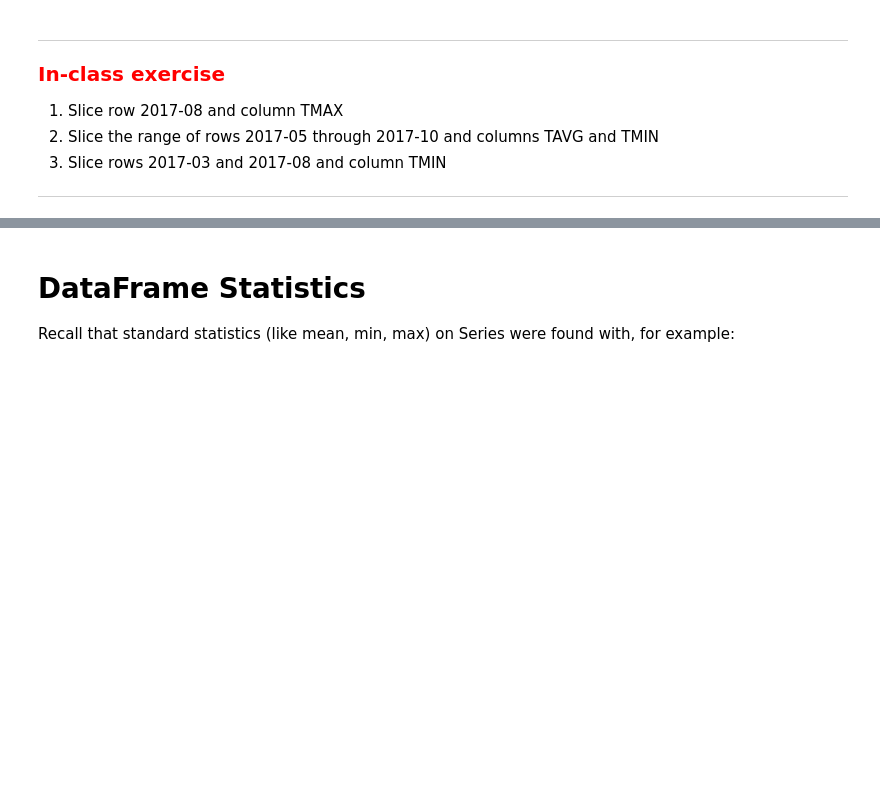
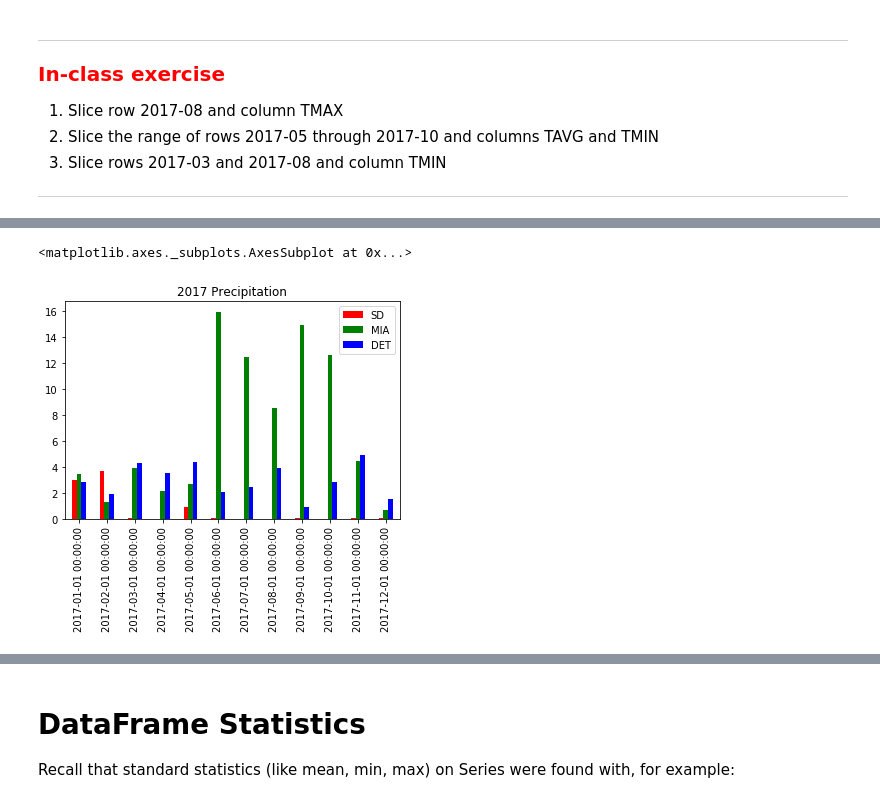
Before and after one commit to neil-berg/climate-data-analyses, a Jupyter notebook: lectures/AOS51_2019W_#2_KEY.ipynb, the cells around one changed output, grey strips where cells are left out. Cells and saved outputs as stored; diff of their text form; code cells hidden in the pictures; blank space fills up the shorter version.

```diff
--- a/lectures/AOS51_2019W_#2_KEY.ipynb
+++ b/lectures/AOS51_2019W_#2_KEY.ipynb
@@ -308,0 +337,20 @@ df.loc['2017-01':'2017-05', ['TMIN', 'TMAX']]
+# %%
+sd_precip = [3.02, 3.71, 0.08, 0.01, 0.92, 0.02, 0.00, 0.00, 0.08, 0.00, 0.02, 0.07]
+mia_precip = [3.41, 1.31, 3.92, 2.16, 2.69, 15.97, 12.45, 8.57, 14.97, 12.61, 4.41, 0.66]
+det_precip = [2.84, 1.91, 4.26, 3.55, 4.38, 2.03, 2.44, 3.91, 0.91, 2.84, 4.93, 1.49]
+# %%
+# Create the DataFrame
+pr_df = pd.DataFrame()
+pr_df['SD'] = sd_precip
+pr_df['MIA'] = mia_precip
+pr_df['DET'] = det_precip
+pr_df.index = pd.date_range(start='2017-01', end='2017-12', freq='MS')
+
+# Plot the DataFrame
+# We'll fix the x-axis labels next
+pr_df.plot(kind='bar',
+          color=['red', 'green', 'blue'],
+          title='2017 Precipitation')
+# %% [output]
+<matplotlib.axes._subplots.AxesSubplot at 0x...>
+[figure, added]
```
Also changed, not shown: parts of 37 cells of this notebook.
